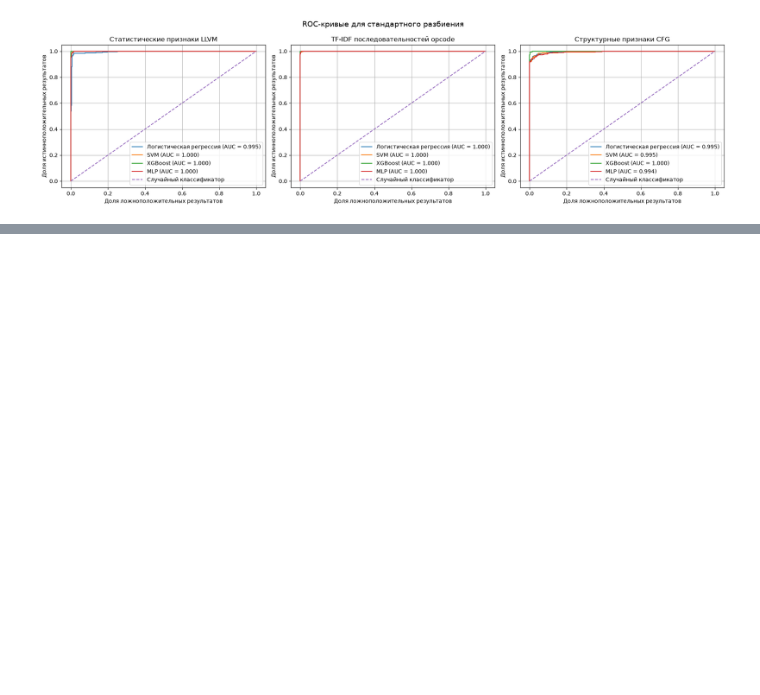
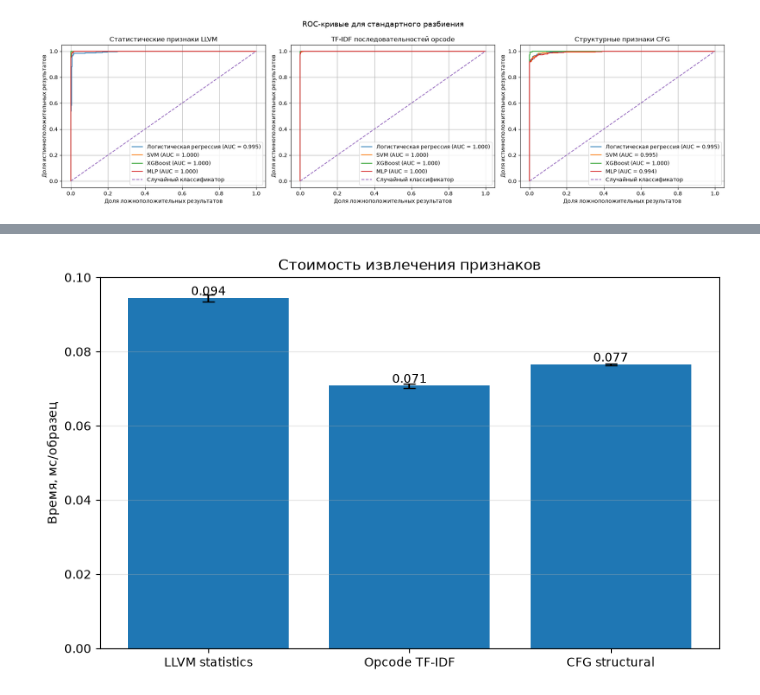
Before and after one commit to TimurGilmutpr/ml-guided-static-analysis, a Jupyter notebook: ML_part.ipynb, the cells around one changed output, grey strips where cells are left out. Saved outputs shown, nothing was run; the diff lists cells and outputs as text; code cells hidden in the pictures; blank space fills up the shorter version.

```diff
--- a/ML_part.ipynb
+++ b/ML_part.ipynb
@@ -3193,0 +3240,17 @@ plt.show()
+# %%
+train_paths = df.iloc[train_idx]["path"].tolist()
+
+train_opcode_texts = [
+    " ".join(extract_opcode_sequence(path))
+    for path in train_paths
+]
+
+tfidf_time = TfidfVectorizer(
+    tokenizer=str.split,
+    preprocessor=None,
+    token_pattern=None,
+    ngram_range=(1, 2),
+    min_df=2,
+)
+
+tfidf_time.fit(train_opcode_texts)
@@ -3193,0 +3289,45 @@ plt.show()
+# %%
+names = [
+    "LLVM statistics",
+    "Opcode TF-IDF",
+    "CFG structural",
+]
+
+means = [
+    llvm_mean,
+    tfidf_mean,
+    cfg_mean,
+]
+
+stds = [
+    llvm_std,
+    tfidf_std,
+    cfg_std,
+]
+
+fig, ax = plt.subplots(figsize=(8, 5))
+
+bars = ax.bar(
+    names,
+    means,
+    yerr=stds,
+    capsize=5,
+)
+
+ax.set_ylabel("Время, мс/образец")
+ax.set_title("Стоимость извлечения признаков")
+ax.grid(axis="y", alpha=0.3)
+
+for bar, value in zip(bars, means):
+    ax.text(
+        bar.get_x() + bar.get_width() / 2,
+        bar.get_height(),
+        f"{value:.3f}",
+        ha="center",
+        va="bottom",
+    )
+
+plt.tight_layout()
+plt.show()
+# %% [output]
+[figure, added]
```
Also changed, not shown: parts of 11 cells of this notebook.
